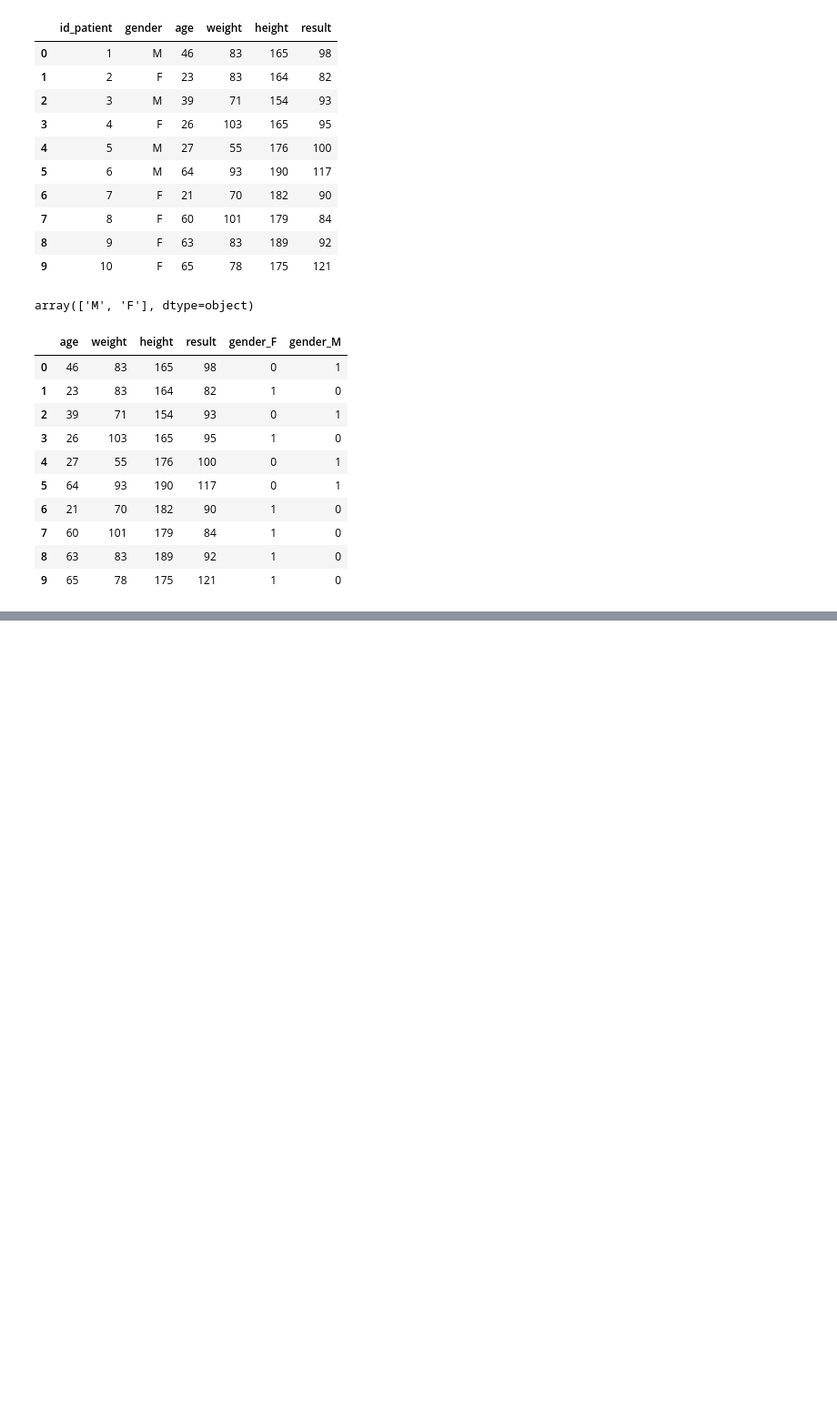
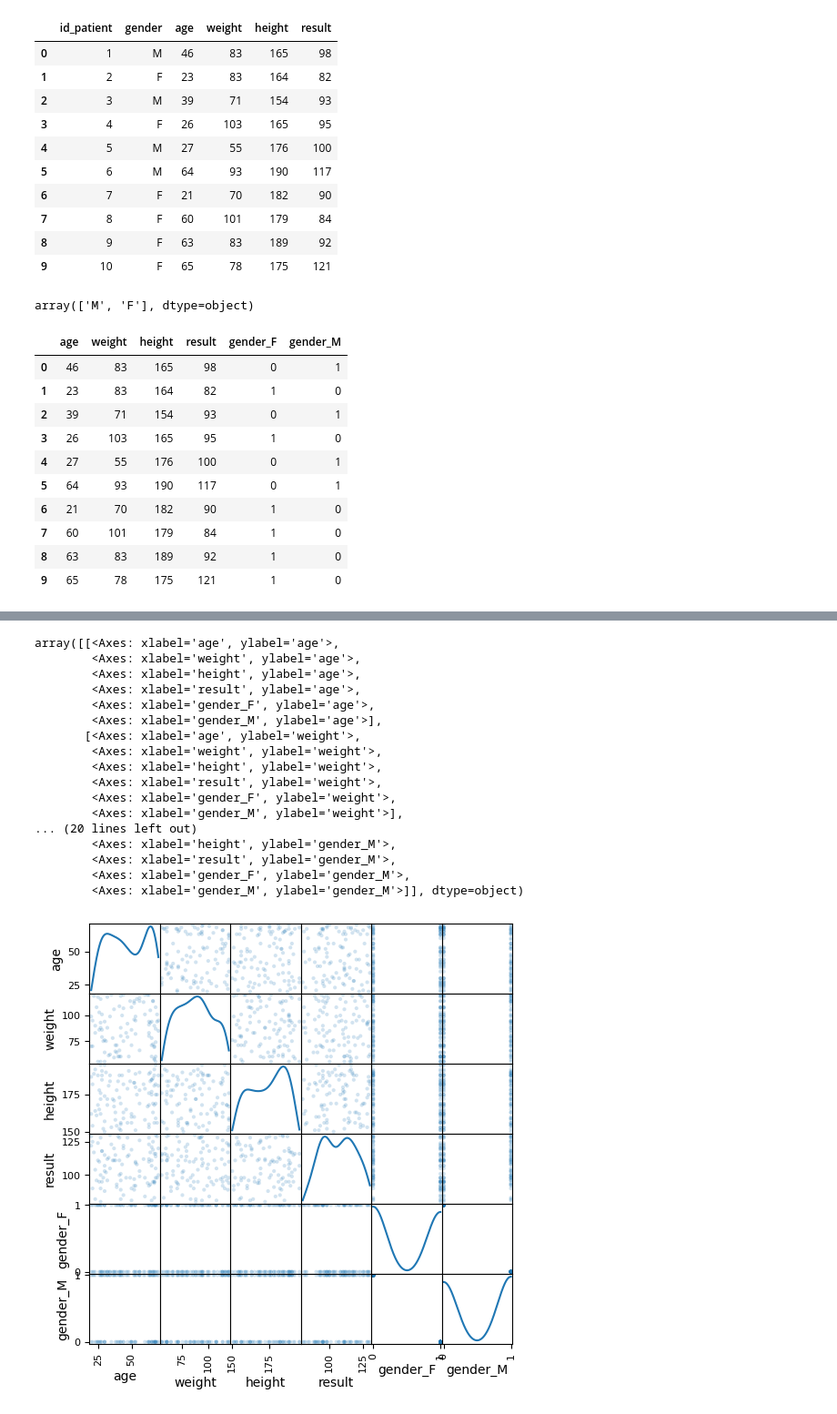
Before and after one commit to arthurrios/diabetes_model, a Jupyter notebook: diabetes_model.ipynb, the cells around one changed output, grey strips where cells are left out. Shown at 91% size. Cells and saved outputs as stored; diff of their text form; code cells hidden in the pictures; blank space fills up the shorter version.

```diff
--- a/diabetes_model.ipynb
+++ b/diabetes_model.ipynb
@@ -63,0 +76,22 @@ df_exams.head(10)
+# %%
+# Scatter Plot with distribution
+pd.plotting.scatter_matrix(df_exams, alpha=0.2, figsize=(6, 6), diagonal='kde')
+# %% [output]
+array([[<Axes: xlabel='age', ylabel='age'>,
+        <Axes: xlabel='weight', ylabel='age'>,
+        <Axes: xlabel='height', ylabel='age'>,
+        <Axes: xlabel='result', ylabel='age'>,
+        <Axes: xlabel='gender_F', ylabel='age'>,
+        <Axes: xlabel='gender_M', ylabel='age'>],
+       [<Axes: xlabel='age', ylabel='weight'>,
+        <Axes: xlabel='weight', ylabel='weight'>,
+        <Axes: xlabel='height', ylabel='weight'>,
+        <Axes: xlabel='result', ylabel='weight'>,
+        <Axes: xlabel='gender_F', ylabel='weight'>,
+        <Axes: xlabel='gender_M', ylabel='weight'>],
+... (20 lines left out)
+        <Axes: xlabel='height', ylabel='gender_M'>,
+        <Axes: xlabel='result', ylabel='gender_M'>,
+        <Axes: xlabel='gender_F', ylabel='gender_M'>,
+        <Axes: xlabel='gender_M', ylabel='gender_M'>]], dtype=object)
+[figure, added]
```
Also changed, not shown: parts of 3 cells of this notebook, 1 other file.
